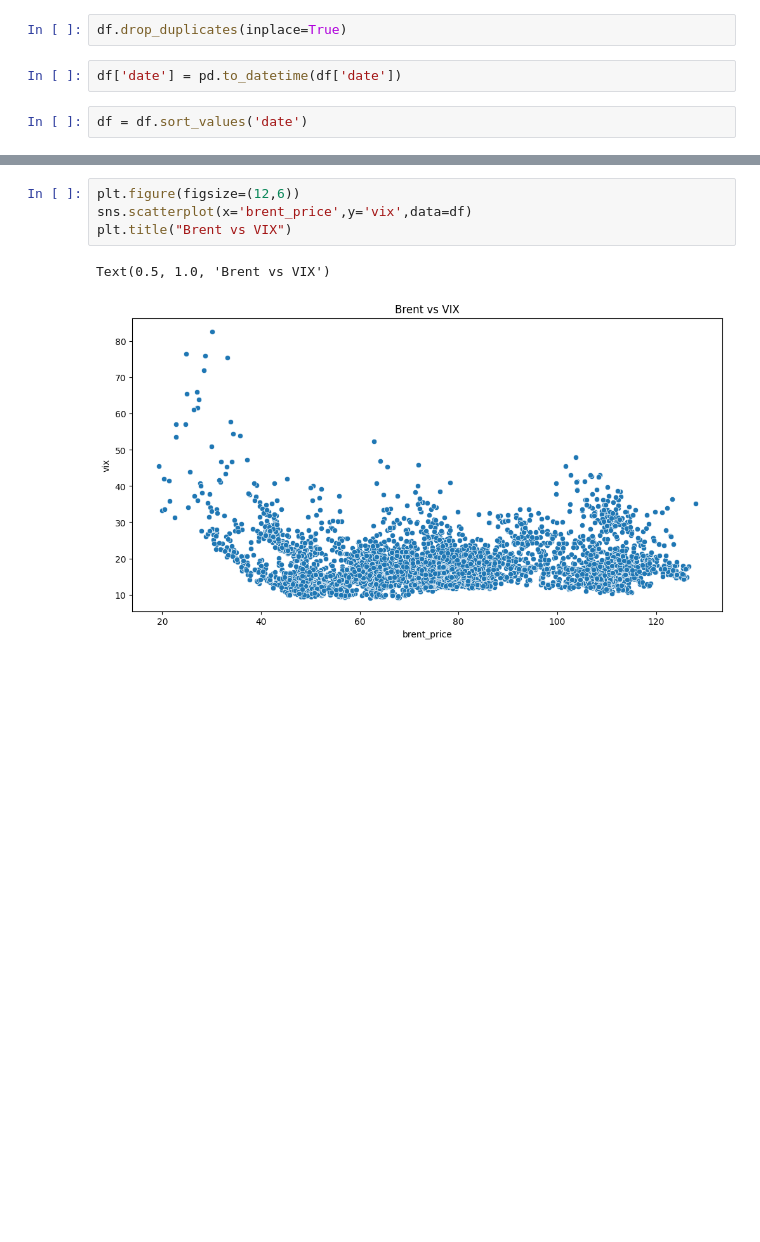
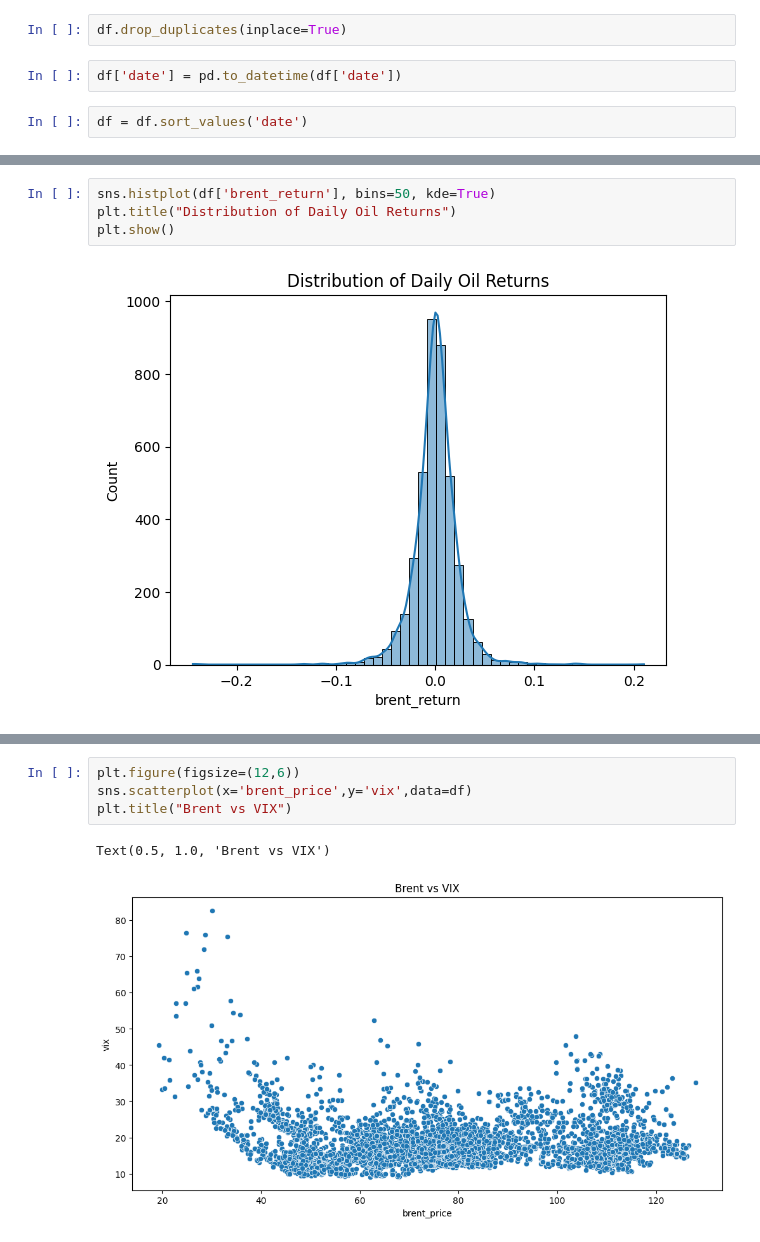
Before and after one commit to RAHEEL-HASSAN-WORK/Oil_Geopolitics_Analysis, a Jupyter notebook: Oil_Geopolitics.ipynb, the cells around one changed output, grey strips where cells are left out. Saved outputs shown, nothing was run; the diff lists cells and outputs as text; blank space fills up the shorter version.

```diff
--- a/Oil_Geopolitics.ipynb
+++ b/Oil_Geopolitics.ipynb
@@ -157,0 +166,6 @@ plt.show()
+# %%
+sns.histplot(df['brent_return'], bins=50, kde=True)
+plt.title("Distribution of Daily Oil Returns")
+plt.show()
+# %% [output]
+[figure, added]
```
Also changed, not shown: parts of 19 cells of this notebook.
